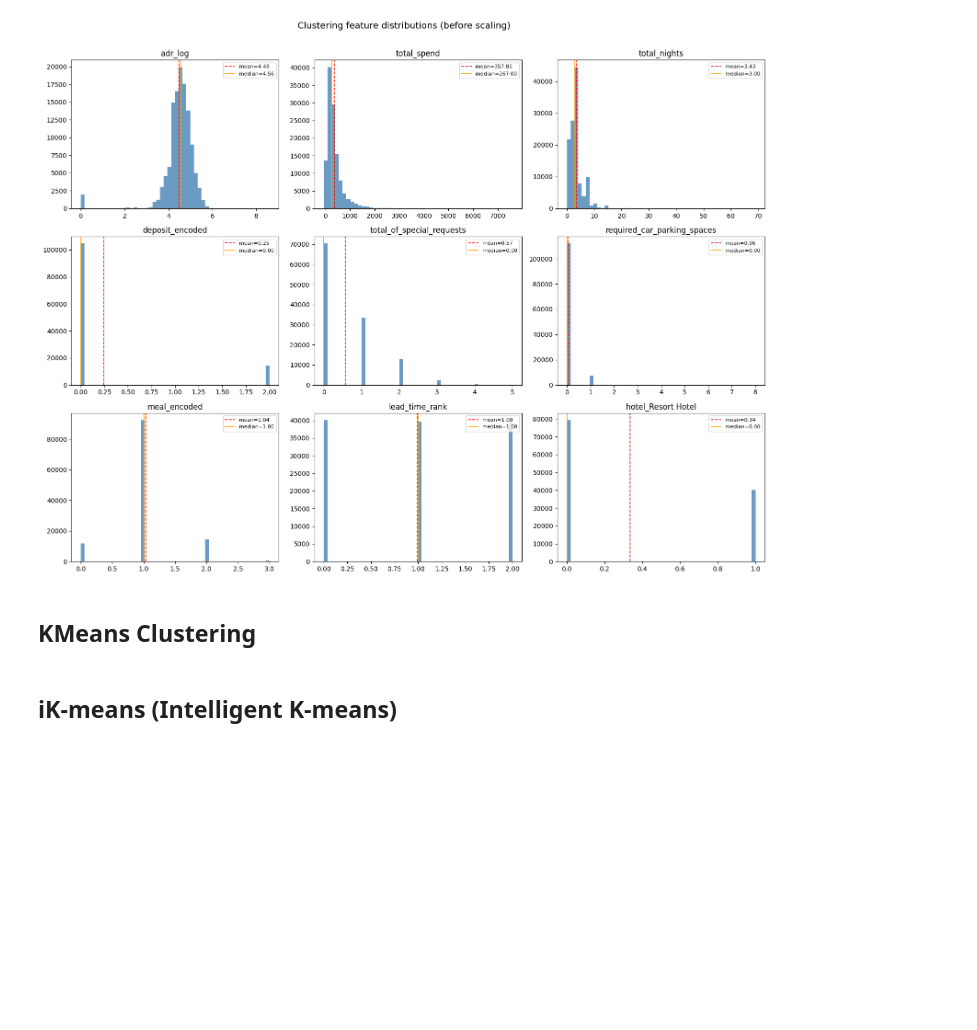
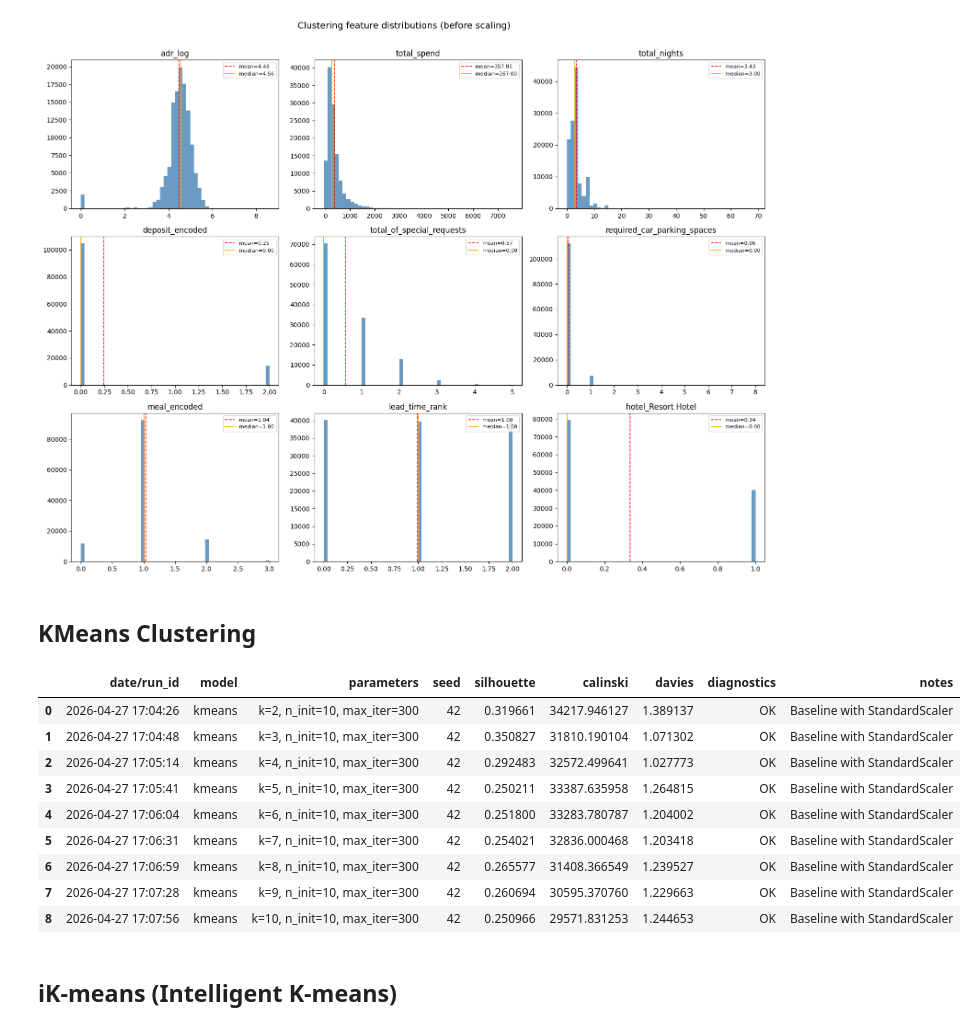
Before and after one commit to alexandreffs/UnsupervisedLearningProj, a Jupyter notebook: project.ipynb, the cells around one changed output. Saved outputs shown, nothing was run; the diff lists cells and outputs as text; code cells hidden in the pictures; blank space fills up the shorter version.

```diff
--- a/project.ipynb
+++ b/project.ipynb
@@ -52,0 +55,19 @@ Index(['hotel', 'is_canceled', 'lead_time', 'arrival_date_year',
+# %%
+import hashlib
+import os
+
+# A hash oficial que partilhaste
+expected_hash = "7c2ae42a7353905ea136e5c2287f17c92c5435826598bfbb8491c6f0c7b1fc06"
+
+# Substitui pelo caminho correto do teu ficheiro
+file_path = "data\\hotel_bookings_course_release_v1.csv"
+
+with open(file_path, "rb") as f:
+    file_hash = hashlib.sha256(f.read()).hexdigest()
+
+print(f"Calculated hash: {file_hash}")
+
+if file_hash == expected_hash:
+    print("Success")
+else:
+    print("File might be corrupted")
@@ -391,32 +415,45 @@ plt.show()
 # %%
 from sklearn.cluster import KMeans
 from sklearn.metrics import silhouette_score, calinski_harabasz_score, davies_bouldin_score
+from datetime import datetime
 
 k_values = range(2, 11)
 
 results_kmeans = []
 
 for k in k_values:
     kmeans = KMeans(n_clusters=k, random_state=42, n_init=10)
     labels = kmeans.fit_predict(X_v2_scaled)
 
-    silhouette = silhouette_score(X_v2_scaled, labels)
+    silhouette = silhouette_score(X_v2_scaled, labels, sample_size=30000, random_state=42)
     ch_score = calinski_harabasz_score(X_v2_scaled, labels)
     db_score = davies_bouldin_score(X_v2_scaled, labels)
 
     results_kmeans.append({
+        "date/run_id": datetime.now().strftime("%Y-%m-%d %H:%M:%S"),
         "model": "kmeans",
         "parameters": f"k={k}, n_init=10, max_iter=300",
         "seed": 42,
         "silhouette": silhouette,
         "calinski": ch_score,
         "davies": db_score,
         "diagnostics": "OK",
-        "notes": "Execução baseline com StandardScaler"
+        "notes": "Baseline with StandardScaler"
     })
 
 results_kmeans = pd.DataFrame(results_kmeans)
 results_kmeans
+# %% [output]
+|  | date/run_id | model | parameters | seed | silhouette | calinski | davies | diagnostics | notes |
+| 0 | 2026-04-27 17:04:26 | kmeans | k=2, n_init=10, max_iter=300 | 42 | 0.319661 | 34217.946127 | 1.389137 | OK | Baseline with StandardScaler |
+| 1 | 2026-04-27 17:04:48 | kmeans | k=3, n_init=10, max_iter=300 | 42 | 0.350827 | 31810.190104 | 1.071302 | OK | Baseline with StandardScaler |
+| 2 | 2026-04-27 17:05:14 | kmeans | k=4, n_init=10, max_iter=300 | 42 | 0.292483 | 32572.499641 | 1.027773 | OK | Baseline with StandardScaler |
+| 3 | 2026-04-27 17:05:41 | kmeans | k=5, n_init=10, max_iter=300 | 42 | 0.250211 | 33387.635958 | 1.264815 | OK | Baseline with StandardScaler |
+| 4 | 2026-04-27 17:06:04 | kmeans | k=6, n_init=10, max_iter=300 | 42 | 0.251800 | 33283.780787 | 1.204002 | OK | Baseline with StandardScaler |
+| 5 | 2026-04-27 17:06:31 | kmeans | k=7, n_init=10, max_iter=300 | 42 | 0.254021 | 32836.000468 | 1.203418 | OK | Baseline with StandardScaler |
+| 6 | 2026-04-27 17:06:59 | kmeans | k=8, n_init=10, max_iter=300 | 42 | 0.265577 | 31408.366549 | 1.239527 | OK | Baseline with StandardScaler |
+| 7 | 2026-04-27 17:07:28 | kmeans | k=9, n_init=10, max_iter=300 | 42 | 0.260694 | 30595.370760 | 1.229663 | OK | Baseline with StandardScaler |
+| 8 | 2026-04-27 17:07:56 | kmeans | k=10, n_init=10, max_iter=300 | 42 | 0.250966 | 29571.831253 | 1.244653 | OK | Baseline with StandardScaler |
 # %% [markdown]
 ## **iK-means (Intelligent K-means)**
 # %%
```
Also changed, not shown: parts of 15 cells of this notebook.
